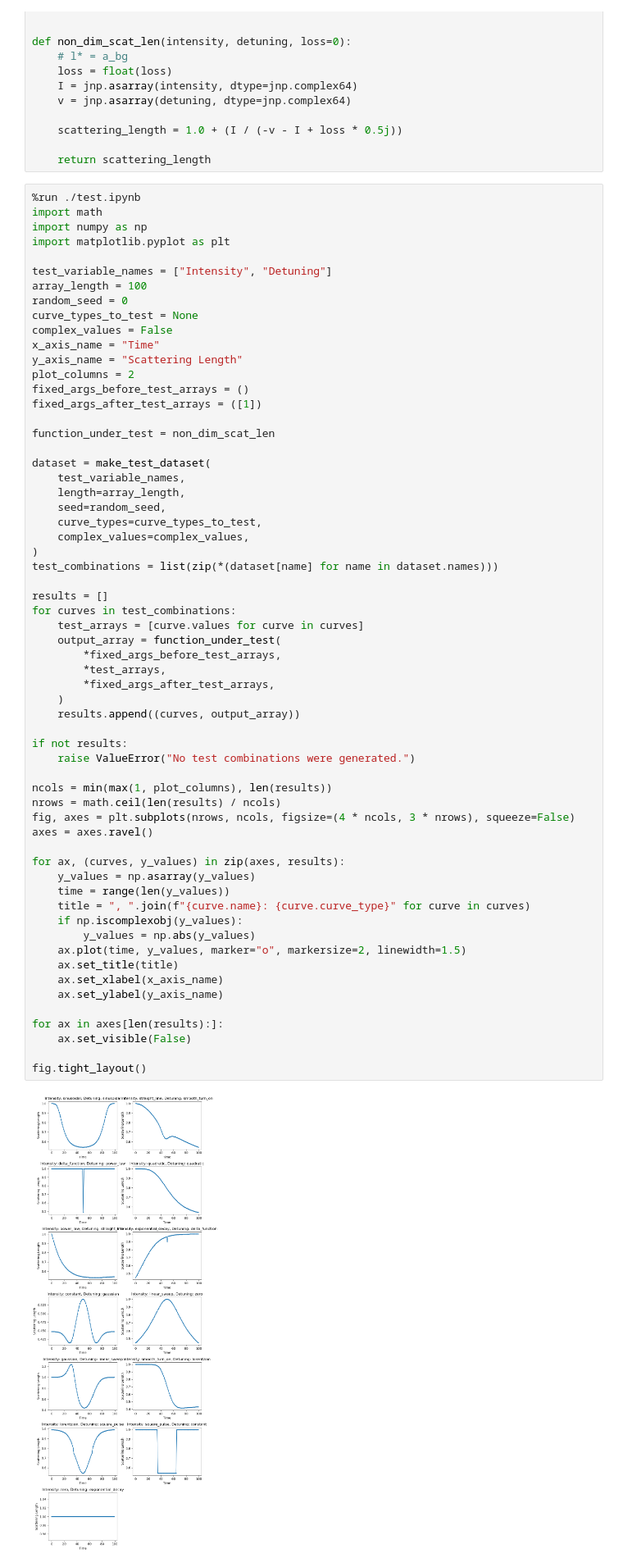
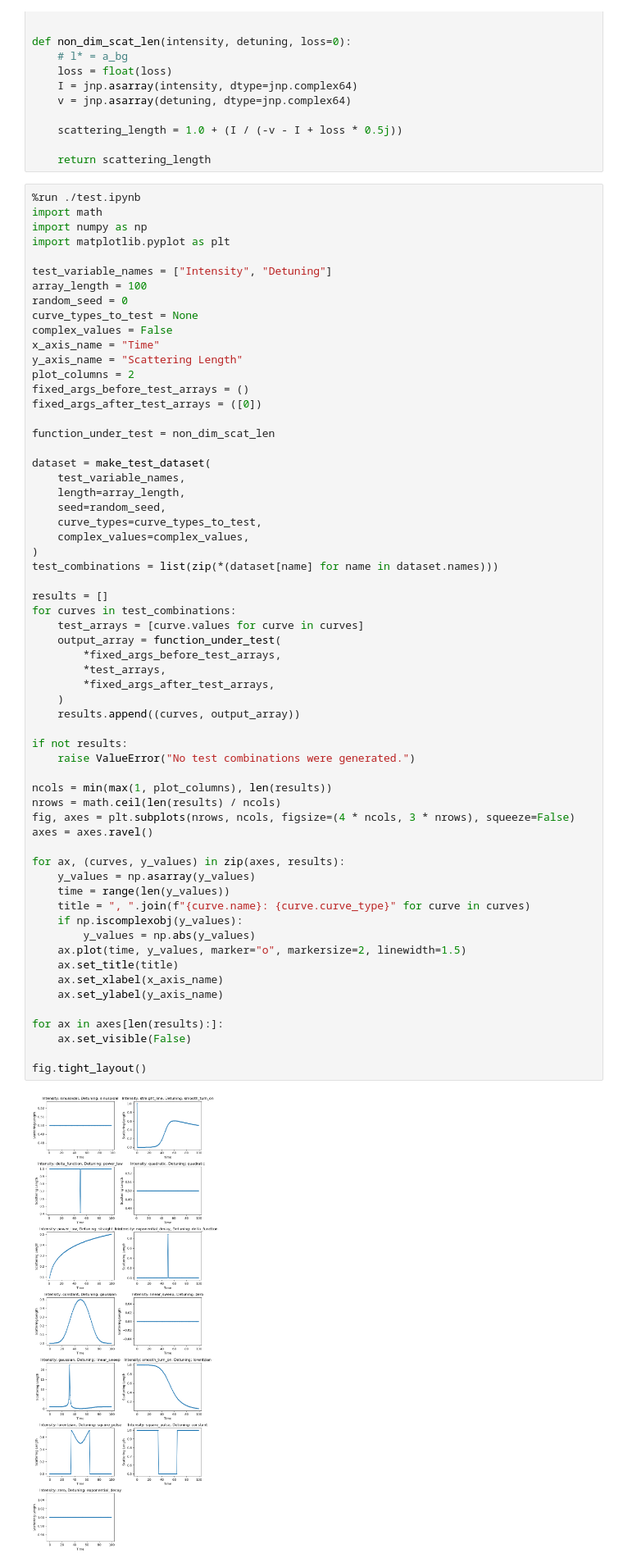
Before and after one commit to Searlas-0/optical-feshbach-control, a Jupyter notebook: notebooks/dimensionless_scattering_length.ipynb, the cells around one changed output. Shown at 82% size. Saved outputs shown, nothing was run; the diff lists cells and outputs as text.

```diff
--- a/notebooks/dimensionless_scattering_length.ipynb
+++ b/notebooks/dimensionless_scattering_length.ipynb
@@ -28,7 +28,7 @@ x_axis_name = "Time"
 y_axis_name = "Scattering Length"
 plot_columns = 2
 fixed_args_before_test_arrays = ()
-fixed_args_after_test_arrays = ([1])
+fixed_args_after_test_arrays = ([0])
 
 function_under_test = non_dim_scat_len
 
@@ -48,31 +48,31 @@ for curves in test_combinations:
         *fixed_args_before_test_arrays,
         *test_arrays,
         *fixed_args_after_test_arrays,
     )
     results.append((curves, output_array))
 
 if not results:
     raise ValueError("No test combinations were generated.")
 
 ncols = min(max(1, plot_columns), len(results))
 nrows = math.ceil(len(results) / ncols)
 fig, axes = plt.subplots(nrows, ncols, figsize=(4 * ncols, 3 * nrows), squeeze=False)
 axes = axes.ravel()
 
 for ax, (curves, y_values) in zip(axes, results):
     y_values = np.asarray(y_values)
     time = range(len(y_values))
     title = ", ".join(f"{curve.name}: {curve.curve_type}" for curve in curves)
     if np.iscomplexobj(y_values):
         y_values = np.abs(y_values)
     ax.plot(time, y_values, marker="o", markersize=2, linewidth=1.5)
     ax.set_title(title)
     ax.set_xlabel(x_axis_name)
     ax.set_ylabel(y_axis_name)
 
 for ax in axes[len(results):]:
     ax.set_visible(False)
 
 fig.tight_layout()
 # %% [output]
-[figure, old version]
+[figure, new version]
```
Also changed, not shown: 5 other files.
